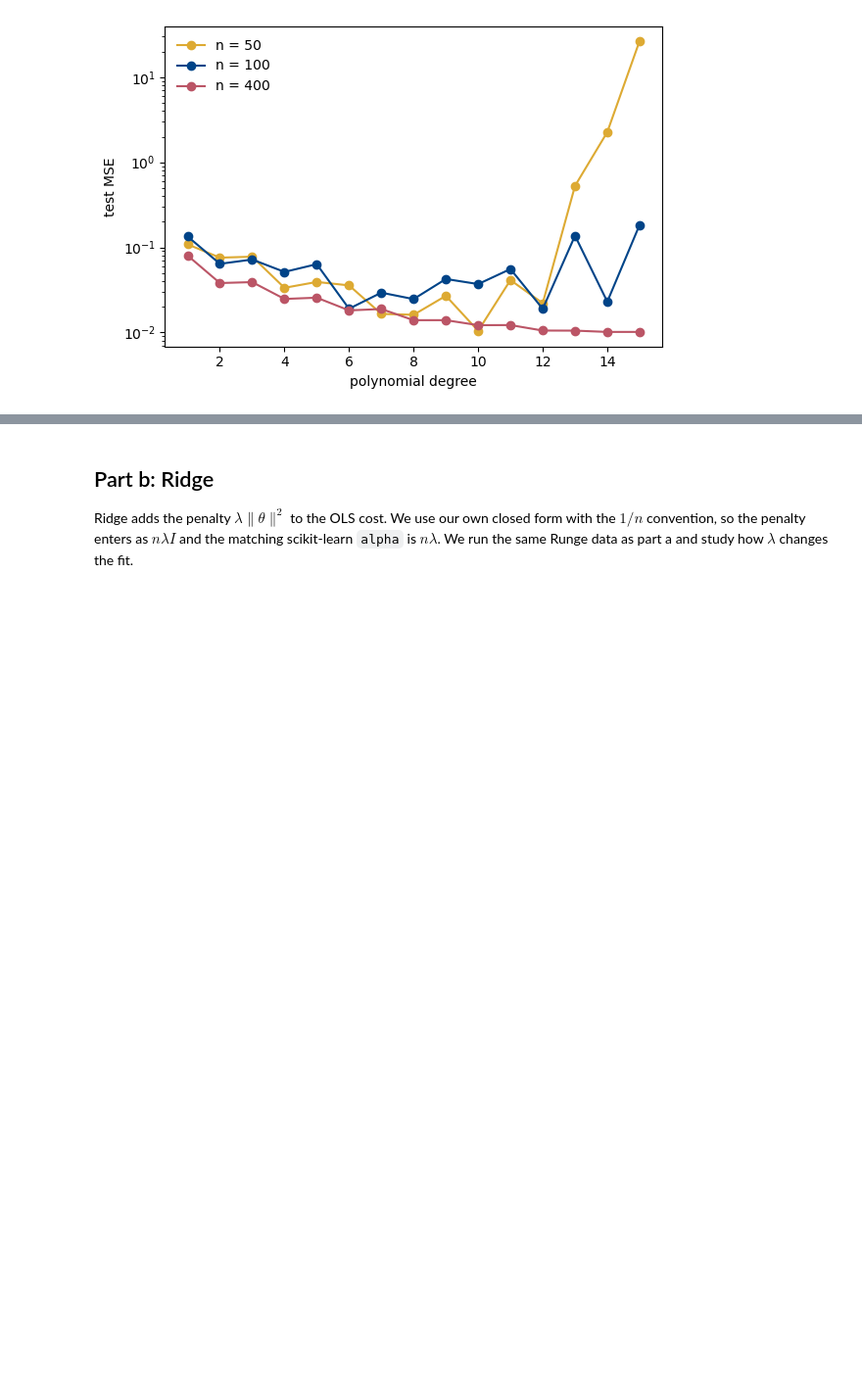
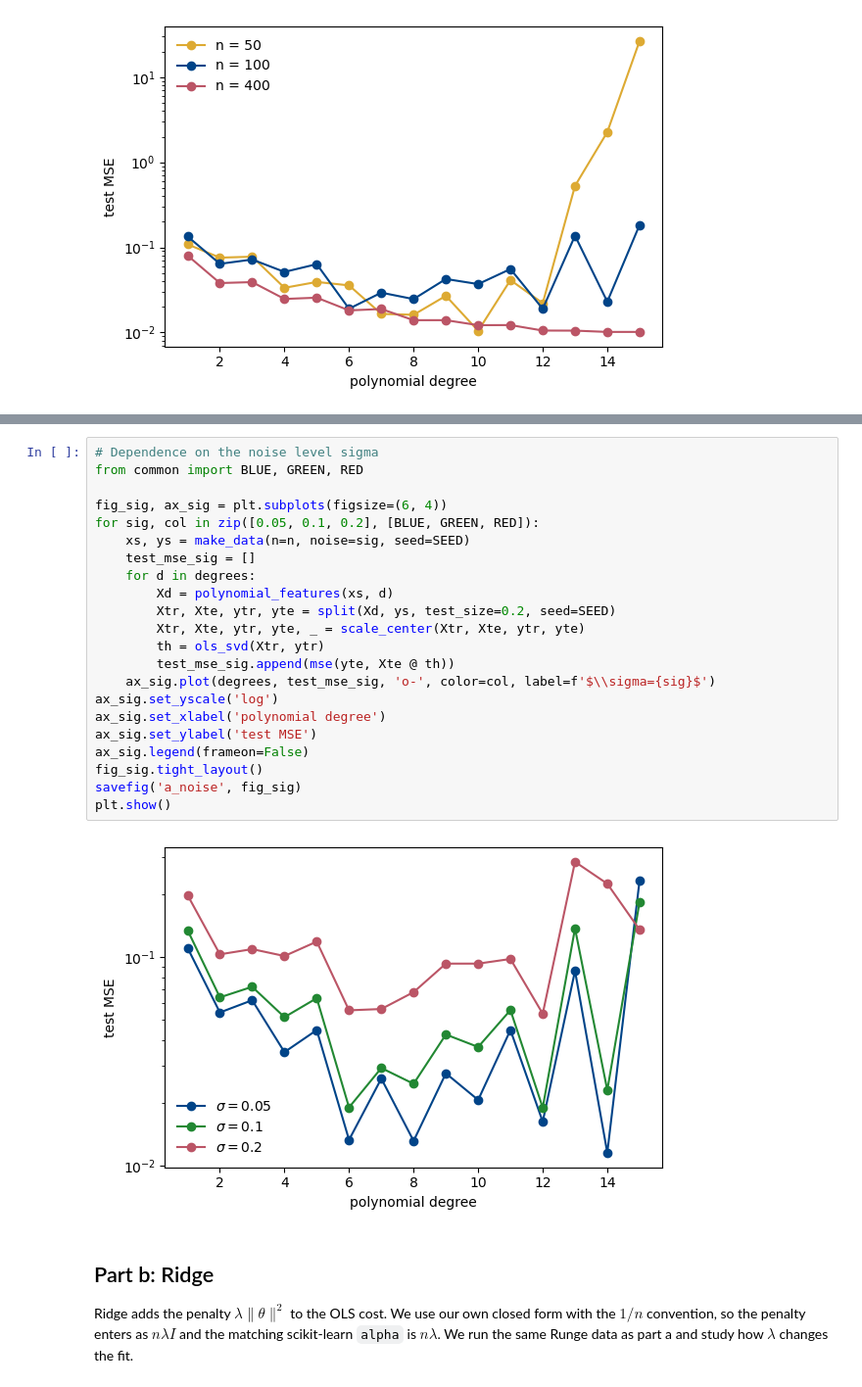
Before and after one commit to Annekfu/FYS-STK4155-Project1, a Jupyter notebook: code/notebooks/1_ols_ridge.ipynb, the cells around one changed output, grey strips where cells are left out. Shown at 98% size. Cells and saved outputs as stored; diff of their text form; blank space fills up the shorter version.

Commit message:
Add noise-level study

```diff
--- a/code/notebooks/1_ols_ridge.ipynb
+++ b/code/notebooks/1_ols_ridge.ipynb
@@ -133,3 +137,27 @@ plt.show()
+# %%
+# Dependence on the noise level sigma
+from common import BLUE, GREEN, RED
+
+fig_sig, ax_sig = plt.subplots(figsize=(6, 4))
+for sig, col in zip([0.05, 0.1, 0.2], [BLUE, GREEN, RED]):
+    xs, ys = make_data(n=n, noise=sig, seed=SEED)
+    test_mse_sig = []
+    for d in degrees:
+        Xd = polynomial_features(xs, d)
+        Xtr, Xte, ytr, yte = split(Xd, ys, test_size=0.2, seed=SEED)
+        Xtr, Xte, ytr, yte, _ = scale_center(Xtr, Xte, ytr, yte)
+        th = ols_svd(Xtr, ytr)
+        test_mse_sig.append(mse(yte, Xte @ th))
+    ax_sig.plot(degrees, test_mse_sig, 'o-', color=col, label=f'$\\sigma={sig}$')
+ax_sig.set_yscale('log')
+ax_sig.set_xlabel('polynomial degree')
+ax_sig.set_ylabel('test MSE')
+ax_sig.legend(frameon=False)
+fig_sig.tight_layout()
+savefig('a_noise', fig_sig)
+plt.show()
+# %% [output]
+[figure, added]
 # %% [markdown]
 ## Part b: Ridge
 
```
Also changed, not shown: parts of 1 cell of this notebook.
